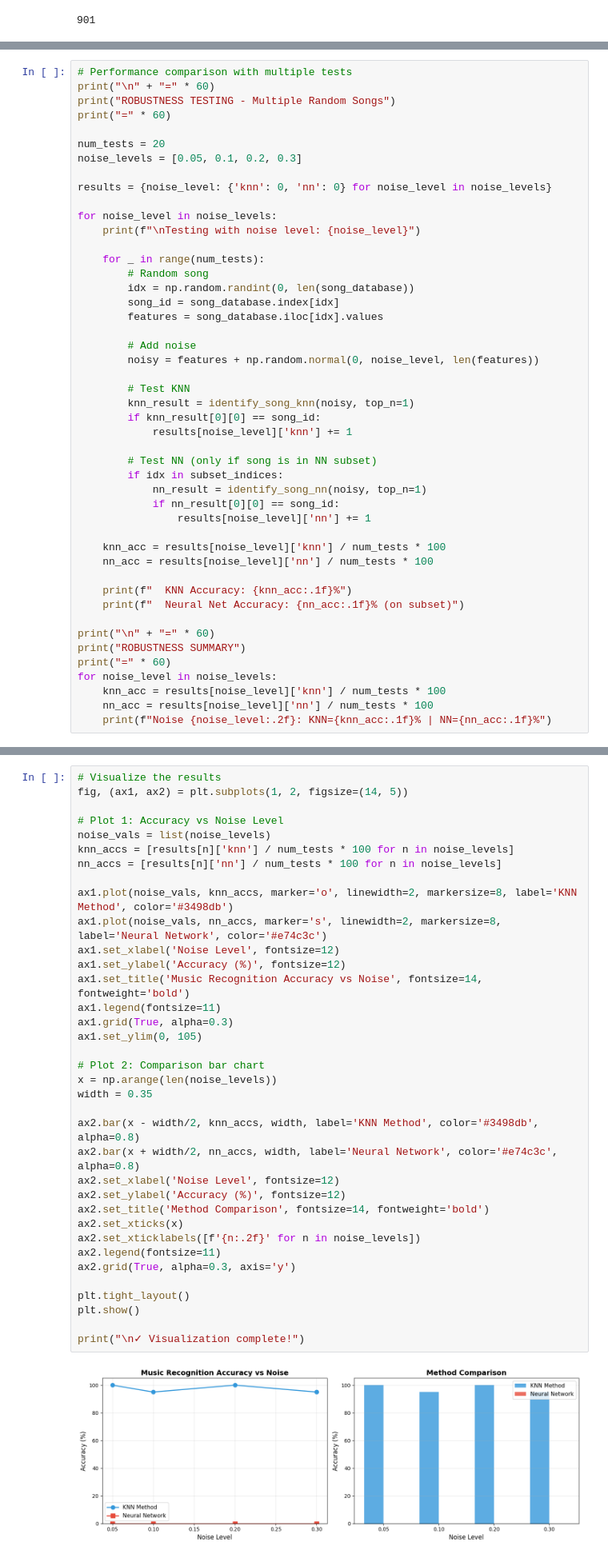
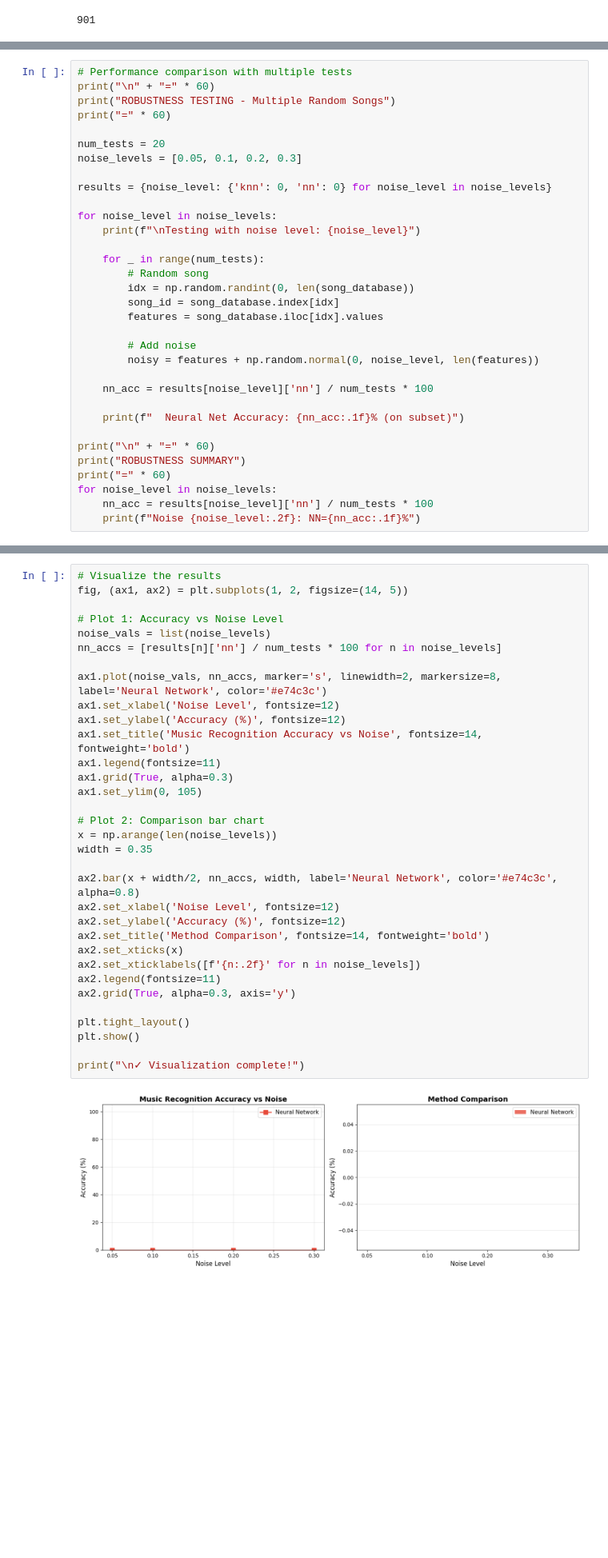
Before and after one commit to thisan2005/GoogleColabNoteBooks, a Jupyter notebook: musicMLP.ipynb, the cells around one changed output, grey strips where cells are left out. Shown at 80% size. Saved outputs shown, nothing was run; the diff lists cells and outputs as text; blank space fills up the shorter version.

```diff
--- a/musicMLP.ipynb
+++ b/musicMLP.ipynb
@@ -339,30 +379,16 @@ for noise_level in noise_levels:
         # Add noise
         noisy = features + np.random.normal(0, noise_level, len(features))
 
-        # Test KNN
-        knn_result = identify_song_knn(noisy, top_n=1)
-        if knn_result[0][0] == song_id:
-            results[noise_level]['knn'] += 1
-
-        # Test NN (only if song is in NN subset)
-        if idx in subset_indices:
-            nn_result = identify_song_nn(noisy, top_n=1)
-            if nn_result[0][0] == song_id:
-                results[noise_level]['nn'] += 1
-
-    knn_acc = results[noise_level]['knn'] / num_tests * 100
     nn_acc = results[noise_level]['nn'] / num_tests * 100
 
-    print(f"  KNN Accuracy: {knn_acc:.1f}%")
     print(f"  Neural Net Accuracy: {nn_acc:.1f}% (on subset)")
 
 print("\n" + "=" * 60)
 print("ROBUSTNESS SUMMARY")
 print("=" * 60)
 for noise_level in noise_levels:
-    knn_acc = results[noise_level]['knn'] / num_tests * 100
     nn_acc = results[noise_level]['nn'] / num_tests * 100
-    print(f"Noise {noise_level:.2f}: KNN={knn_acc:.1f}% | NN={nn_acc:.1f}%")
+    print(f"Noise {noise_level:.2f}: NN={nn_acc:.1f}%")
 # %% [output]
 ============================================================
 ROBUSTNESS TESTING - Multiple Random Songs
@@ -387,36 +413,33 @@ fig, (ax1, ax2) = plt.subplots(1, 2, figsize=(14, 5))
 
 # Plot 1: Accuracy vs Noise Level
 noise_vals = list(noise_levels)
-knn_accs = [results[n]['knn'] / num_tests * 100 for n in noise_levels]
 nn_accs = [results[n]['nn'] / num_tests * 100 for n in noise_levels]
 
-ax1.plot(noise_vals, knn_accs, marker='o', linewidth=2, markersize=8, label='KNN Method', color='#3498db')
 ax1.plot(noise_vals, nn_accs, marker='s', linewidth=2, markersize=8, label='Neural Network', color='#e74c3c')
 ax1.set_xlabel('Noise Level', fontsize=12)
 ax1.set_ylabel('Accuracy (%)', fontsize=12)
 ax1.set_title('Music Recognition Accuracy vs Noise', fontsize=14, fontweight='bold')
 ax1.legend(fontsize=11)
 ax1.grid(True, alpha=0.3)
 ax1.set_ylim(0, 105)
 
 # Plot 2: Comparison bar chart
 x = np.arange(len(noise_levels))
 width = 0.35
 
-ax2.bar(x - width/2, knn_accs, width, label='KNN Method', color='#3498db', alpha=0.8)
 ax2.bar(x + width/2, nn_accs, width, label='Neural Network', color='#e74c3c', alpha=0.8)
 ax2.set_xlabel('Noise Level', fontsize=12)
 ax2.set_ylabel('Accuracy (%)', fontsize=12)
 ax2.set_title('Method Comparison', fontsize=14, fontweight='bold')
 ax2.set_xticks(x)
 ax2.set_xticklabels([f'{n:.2f}' for n in noise_levels])
 ax2.legend(fontsize=11)
 ax2.grid(True, alpha=0.3, axis='y')
 
 plt.tight_layout()
 plt.show()
 
 print("\n✓ Visualization complete!")
 # %% [output]
-[figure, old version]
+[figure, new version]
 ✓ Visualization complete!
```
Also changed, not shown: parts of 24 cells of this notebook.
